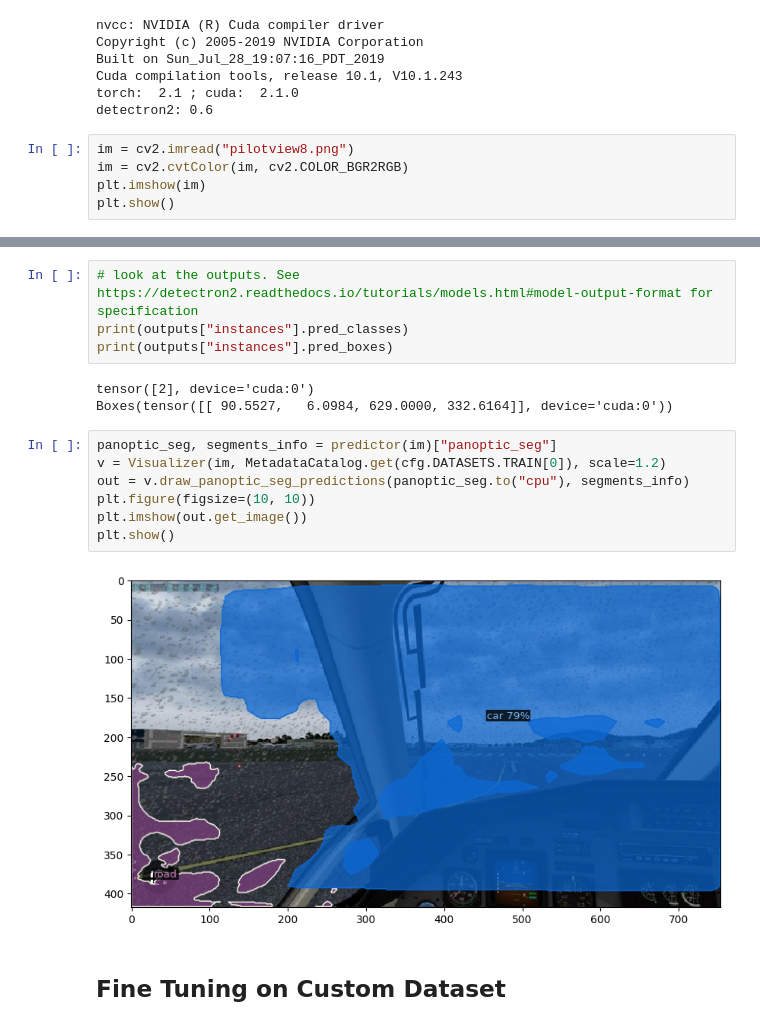
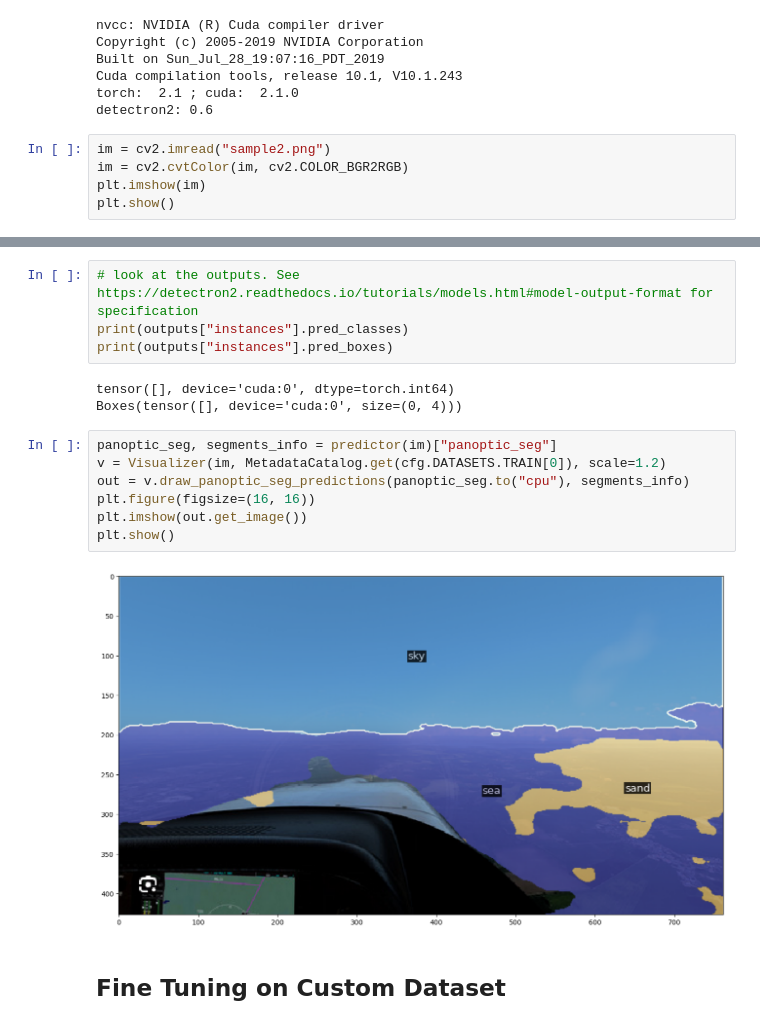
Before and after one commit to sebioes/pilotview_segmentation, a Jupyter notebook: panoptic_example.ipynb, the cells around one changed output, grey strips where cells are left out. Cells and saved outputs as stored; diff of their text form.

```diff
--- a/panoptic_example.ipynb
+++ b/panoptic_example.ipynb
@@ -41,7 +41,7 @@ Cuda compilation tools, release 10.1, V10.1.243
 torch:  2.1 ; cuda:  2.1.0
 detectron2: 0.6
 # %%
-im = cv2.imread("pilotview8.png")
+im = cv2.imread("sample2.png")
 im = cv2.cvtColor(im, cv2.COLOR_BGR2RGB)
 plt.imshow(im)
 plt.show()
@@ -64,17 +64,17 @@ outputs = predictor(im)
 print(outputs["instances"].pred_classes)
 print(outputs["instances"].pred_boxes)
 # %% [output]
-tensor([2], device='cuda:0')
-Boxes(tensor([[ 90.5527,   6.0984, 629.0000, 332.6164]], device='cuda:0'))
+tensor([], device='cuda:0', dtype=torch.int64)
+Boxes(tensor([], device='cuda:0', size=(0, 4)))
 # %%
 panoptic_seg, segments_info = predictor(im)["panoptic_seg"]
 v = Visualizer(im, MetadataCatalog.get(cfg.DATASETS.TRAIN[0]), scale=1.2)
 out = v.draw_panoptic_seg_predictions(panoptic_seg.to("cpu"), segments_info)
-plt.figure(figsize=(10, 10))
+plt.figure(figsize=(16, 16))
 plt.imshow(out.get_image())
 plt.show()
 # %% [output]
-[figure, old version]
+[figure, new version]
 # %% [markdown]
 ## Fine Tuning on Custom Dataset
 # %%
```
Also changed, not shown: parts of 3 cells of this notebook.
